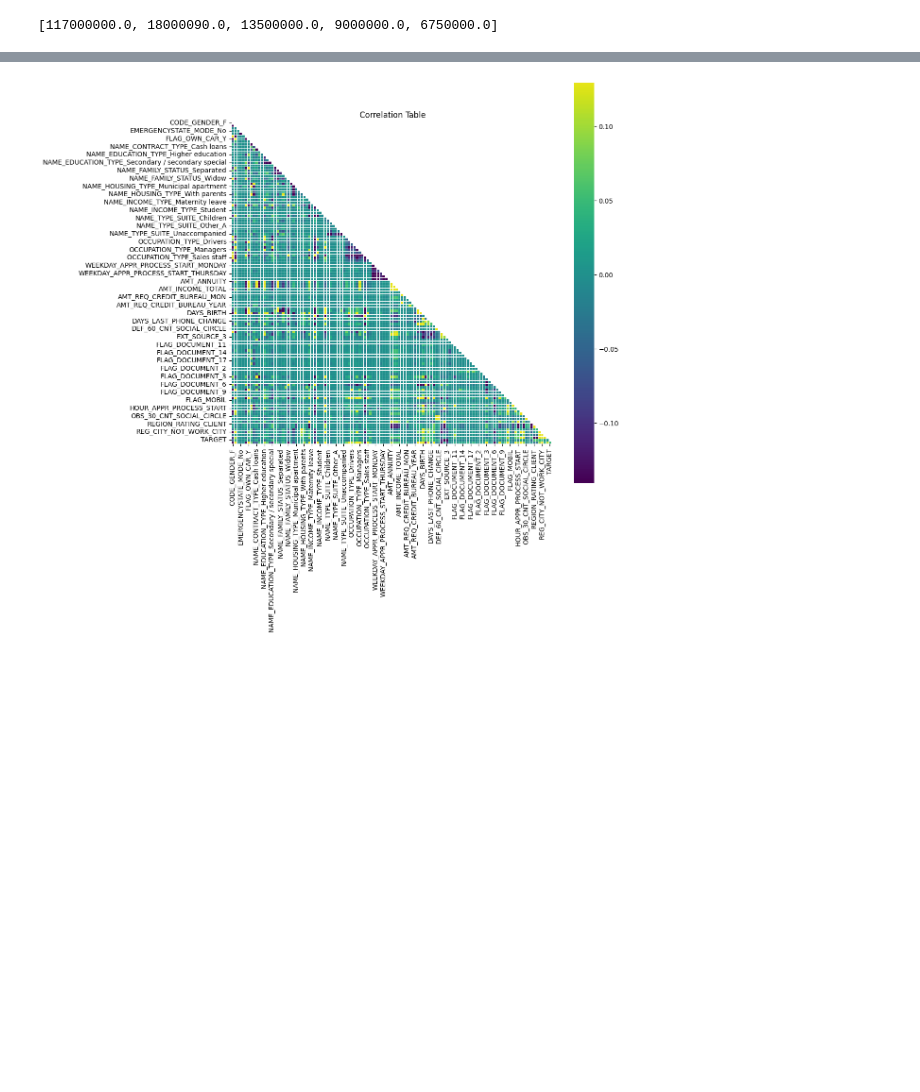
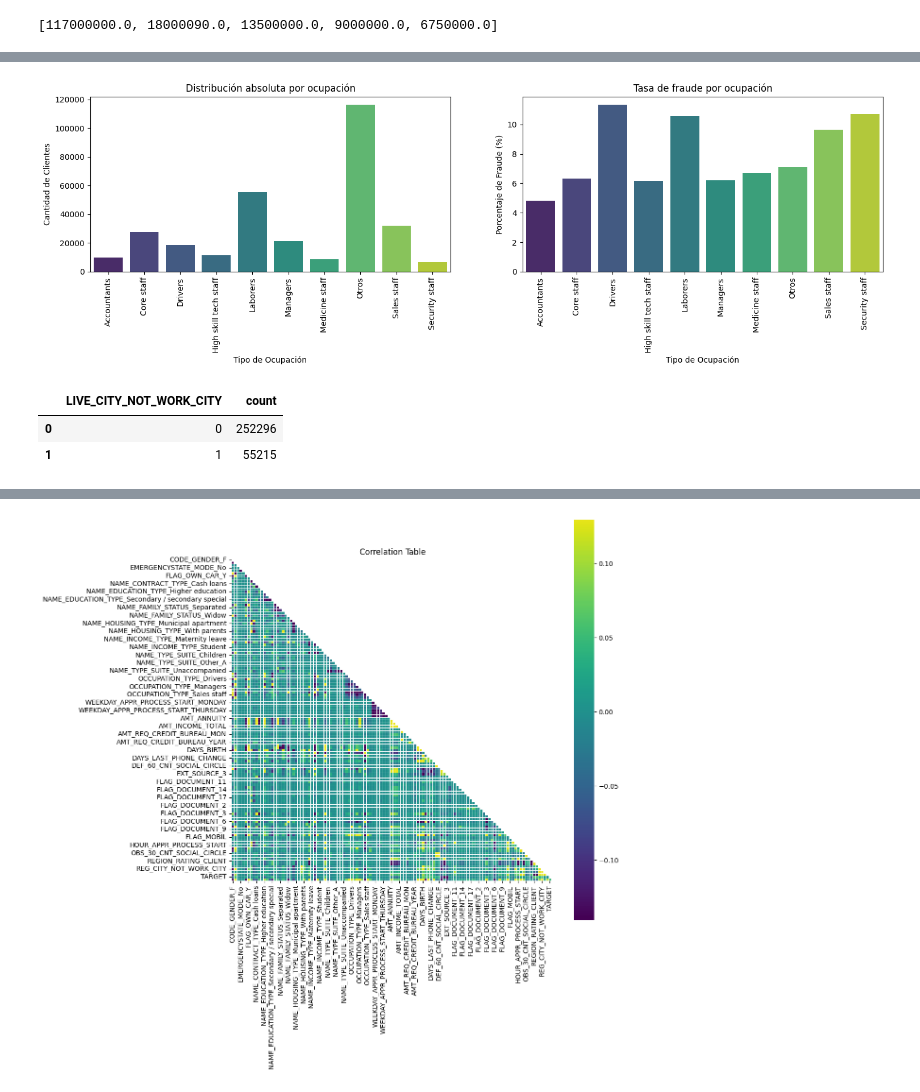
Before and after one commit to Anghelo-Salirrosas/CreditCardFraudProject, a Jupyter notebook: notebooks/3.DataVisualization.ipynb, the cells around one changed output, grey strips where cells are left out. Cells and saved outputs as stored; diff of their text form; code cells hidden in the pictures; blank space fills up the shorter version.

```diff
--- a/notebooks/3.DataVisualization.ipynb
+++ b/notebooks/3.DataVisualization.ipynb
@@ -167,0 +236,30 @@ plt.show()
+# %%
+df_jobs= df.groupby(["OCCUPATION_TYPE"])["TARGET"].count().reset_index(name="count")
+
+df_jobs_percent= df.groupby(["OCCUPATION_TYPE"])["TARGET"].value_counts(normalize=True).mul(100).rename('percent').reset_index()
+
+
+fig = plt.figure(figsize=(18,4))
+ax1 = fig.add_subplot(1,2,1)
+sns.barplot(ax=ax1,data=df_jobs, x='OCCUPATION_TYPE', y= 'count',hue = 'OCCUPATION_TYPE',palette='viridis')
+ax1.tick_params(axis='x', rotation=90)
+ax1.set_title("Distribución absoluta por ocupación")
+ax1.set_ylabel('Cantidad de Clientes')
+ax1.set_xlabel('Tipo de Ocupación')
+
+ax2 = fig.add_subplot(1,2,2)
+sns.barplot(ax=ax2,data=df_jobs_percent[df_jobs_percent['TARGET']==1], x='OCCUPATION_TYPE', y= 'percent', hue = 'OCCUPATION_TYPE',palette='viridis')
+ax2.tick_params(axis='x', rotation=90)
+ax2.set_title("Tasa de fraude por ocupación")
+ax2.set_ylabel('Porcentaje de Fraude (%)')
+ax2.set_xlabel('Tipo de Ocupación')
+
+plt.show()
+# %% [output]
+[figure, added]
+# %%
+reg_not_work
+# %% [output]
+|  | LIVE_CITY_NOT_WORK_CITY | count |
+| 0 | 0 | 252296 |
+| 1 | 1 | 55215 |
```
Also changed, not shown: parts of 10 cells of this notebook.
